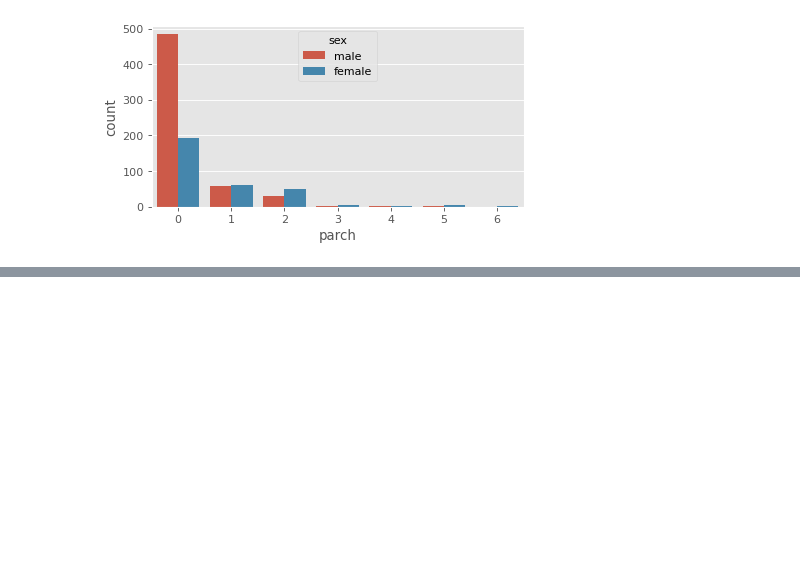
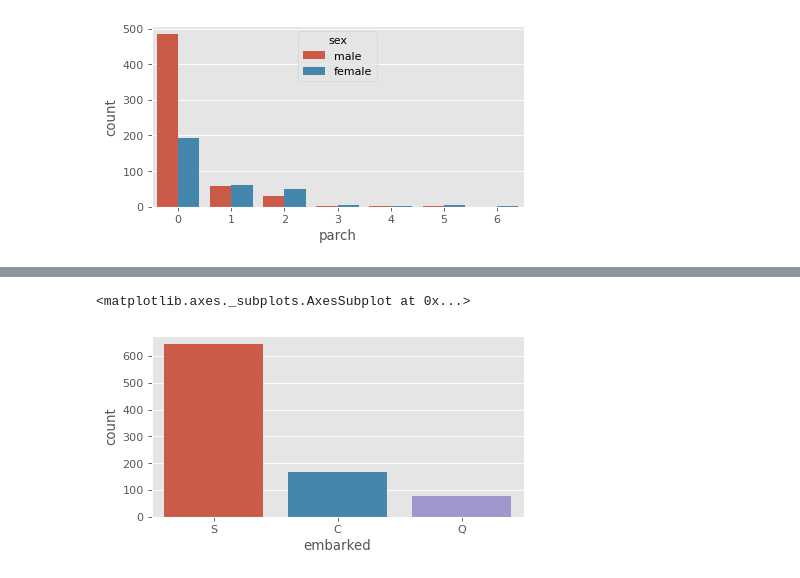
Before and after one commit to fadilparves/EDA, a Jupyter notebook: eda_titanic/titanic_eda.ipynb, the cells around one changed output, grey strips where cells are left out. Saved outputs shown, nothing was run; the diff lists cells and outputs as text; code cells hidden in the pictures; blank space fills up the shorter version.

```diff
--- a/eda_titanic/titanic_eda.ipynb
+++ b/eda_titanic/titanic_eda.ipynb
@@ -322,0 +330,5 @@ sns.catplot(x='parch', y='survived', kind='bar',data=titanic)
+# %%
+sns.countplot('embarked', data=titanic)
+# %% [output]
+<matplotlib.axes._subplots.AxesSubplot at 0x...>
+[figure, added]
```
Also changed, not shown: parts of 5 cells of this notebook.
